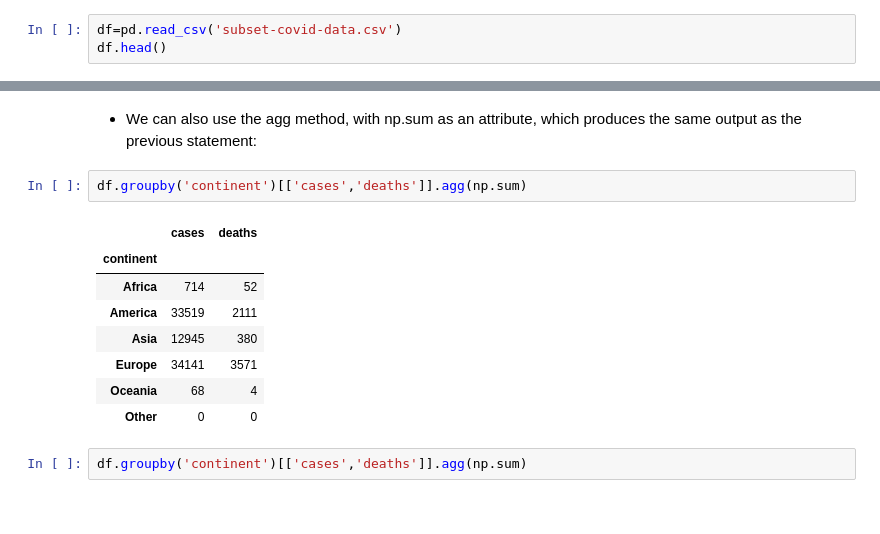
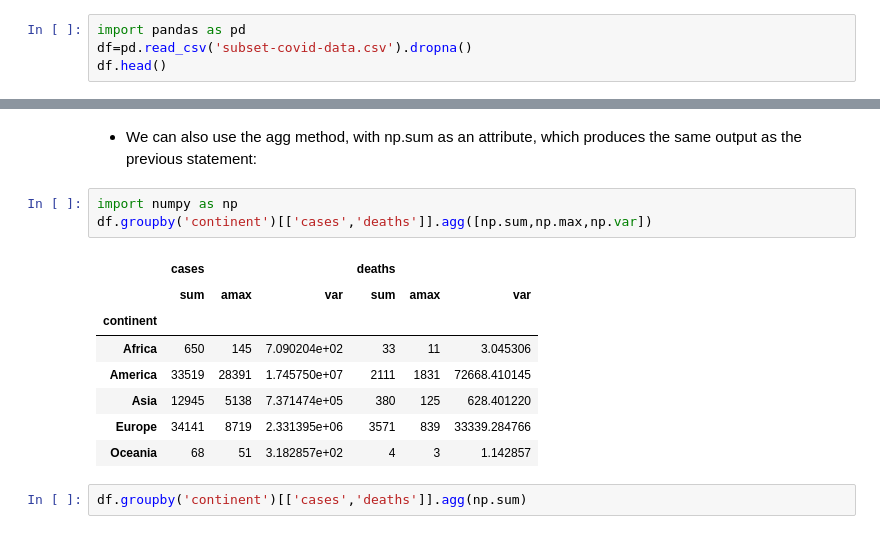
Before and after one commit to svkarthik86/Advanced-python, a Jupyter notebook: PandasLec.ipynb, the cells around one changed output, grey strips where cells are left out. Drawn from its saved outputs; the diff is of its cells as text.

```diff
--- a/PandasLec.ipynb
+++ b/PandasLec.ipynb
@@ -1535,7 +1574,8 @@ gmh.sort_values(by=['Edition'],ascending=0)[['City','Edition','Athlete','NOC']]
 # %% [markdown]
 - In the following section, we look at the groupby method, aggregation functions, the transform, filter, and apply methods, and the properties of the groupby object.
 # %%
-df=pd.read_csv('subset-covid-data.csv')
+import pandas as pd
+df=pd.read_csv('subset-covid-data.csv').dropna()
 df.head()
 # %% [output]
 |  | country | continent | date | day | month | year | cases | deaths | country_code | population |
@@ -1599,16 +1680,17 @@ Whenever you perform a groupby operation, it is recommended that these three ele
 # %% [markdown]
 - We can also use the agg method, with np.sum as an attribute, which produces the same output as the previous statement:
 # %%
-df.groupby('continent')[['cases','deaths']].agg(np.sum)
+import numpy as np
+df.groupby('continent')[['cases','deaths']].agg([np.sum,np.max,np.var])
 # %% [output]
-|  | cases | deaths |
-| continent |  |  |
-| Africa | 714 | 52 |
-| America | 33519 | 2111 |
-| Asia | 12945 | 380 |
-| Europe | 34141 | 3571 |
-| Oceania | 68 | 4 |
-| Other | 0 | 0 |
+|  | cases |  |  | deaths |  |  |
+|  | sum | amax | var | sum | amax | var |
+| continent |  |  |  |  |  |  |
+| Africa | 650 | 145 | 7.090204e+02 | 33 | 11 | 3.045306 |
+| America | 33519 | 28391 | 1.745750e+07 | 2111 | 1831 | 72668.410145 |
+| Asia | 12945 | 5138 | 7.371474e+05 | 380 | 125 | 628.401220 |
+| Europe | 34141 | 8719 | 2.331395e+06 | 3571 | 839 | 33339.284766 |
+| Oceania | 68 | 51 | 3.182857e+02 | 4 | 3 | 1.142857 |
 # %%
 df.groupby('continent')[['cases','deaths']].agg(np.sum)
 # %% [markdown]
```
Also changed, not shown: parts of 49 cells of this notebook.
